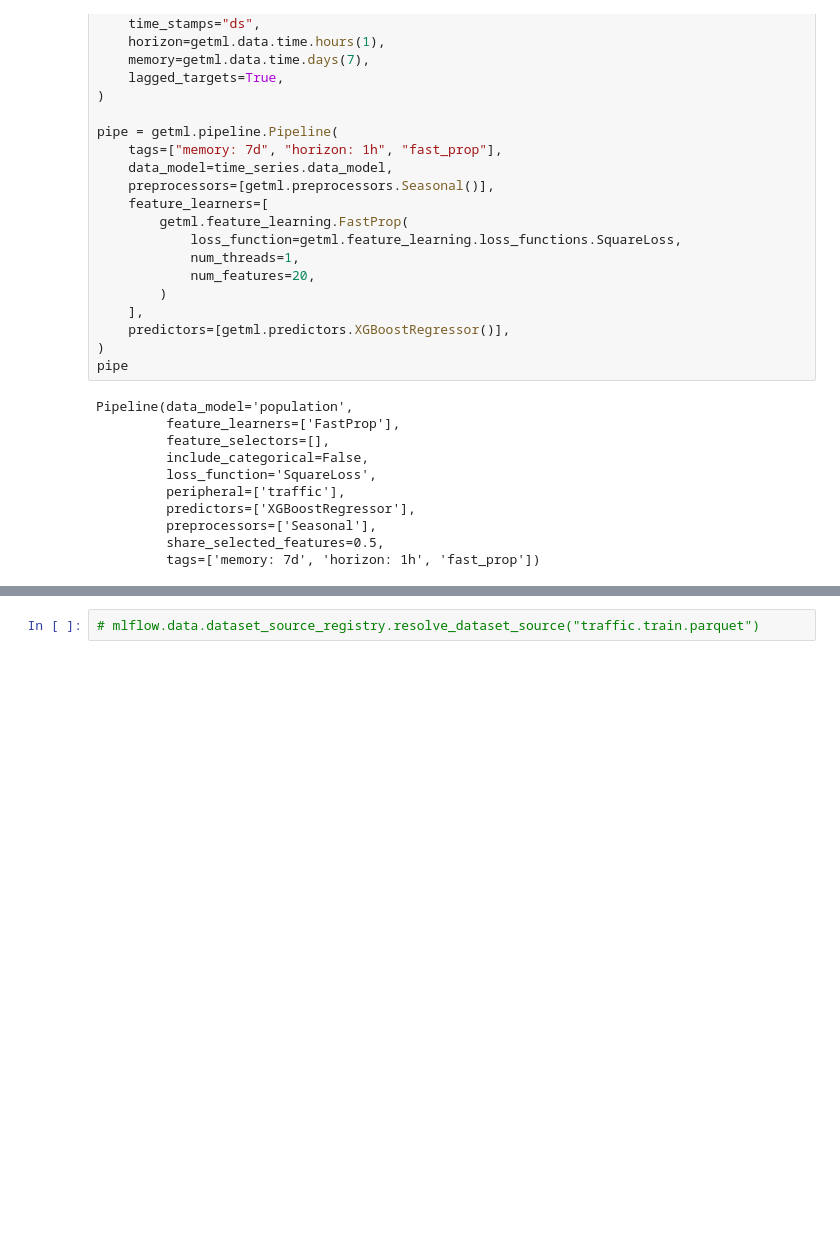
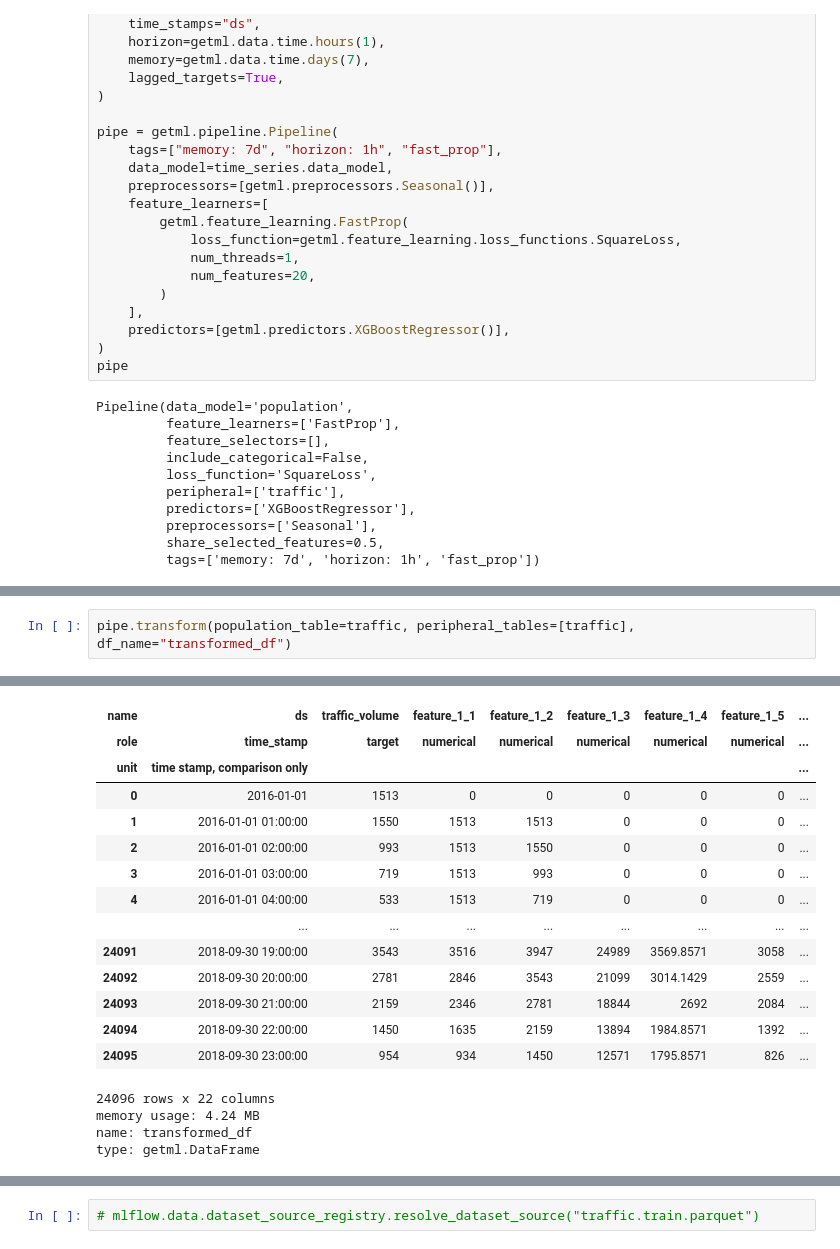
Before and after one commit to getml/getml-mlflow, a Jupyter notebook: interstate94.ipynb, the cells around one changed output, grey strips where cells are left out. Cells and saved outputs as stored; diff of their text form; blank space fills up the shorter version.

```diff
--- a/interstate94.ipynb
+++ b/interstate94.ipynb
@@ -140,0 +152,3 @@ array([[     0.        ,      0.        ,      0.        , ...,
+# %%
+pipe.transform(population_table=traffic, peripheral_tables=[traffic], df_name="transformed_df")
+# %% [output]
@@ -141,3 +159,21 @@ array([[     0.        ,      0.        ,      0.        , ...,
+| name | ds | traffic_volume | feature_1_1 | feature_1_2 | feature_1_3 | feature_1_4 | feature_1_5 | ... |
+| role | time_stamp | target | numerical | numerical | numerical | numerical | numerical | ... |
+| unit | time stamp, comparison only |  |  |  |  |  |  | ... |
+| 0 | 2016-01-01 | 1513 | 0 | 0 | 0 | 0 | 0 | ... |
+| 1 | 2016-01-01 01:00:00 | 1550 | 1513 | 1513 | 0 | 0 | 0 | ... |
+| 2 | 2016-01-01 02:00:00 | 993 | 1513 | 1550 | 0 | 0 | 0 | ... |
+| 3 | 2016-01-01 03:00:00 | 719 | 1513 | 993 | 0 | 0 | 0 | ... |
+| 4 | 2016-01-01 04:00:00 | 533 | 1513 | 719 | 0 | 0 | 0 | ... |
+|  | ... | ... | ... | ... | ... | ... | ... | ... |
+| 24091 | 2018-09-30 19:00:00 | 3543 | 3516 | 3947 | 24989 | 3569.8571 | 3058 | ... |
+| 24092 | 2018-09-30 20:00:00 | 2781 | 2846 | 3543 | 21099 | 3014.1429 | 2559 | ... |
+| 24093 | 2018-09-30 21:00:00 | 2159 | 2346 | 2781 | 18844 | 2692 | 2084 | ... |
+| 24094 | 2018-09-30 22:00:00 | 1450 | 1635 | 2159 | 13894 | 1984.8571 | 1392 | ... |
+| 24095 | 2018-09-30 23:00:00 | 954 | 934 | 1450 | 12571 | 1795.8571 | 826 | ... |
+24096 rows x 22 columns
+memory usage: 4.24 MB
+name: transformed_df
+type: getml.DataFrame
 # %%
 pipe.id
 # %% [output]
```
Also changed, not shown: parts of 11 cells of this notebook, 6 other files.
